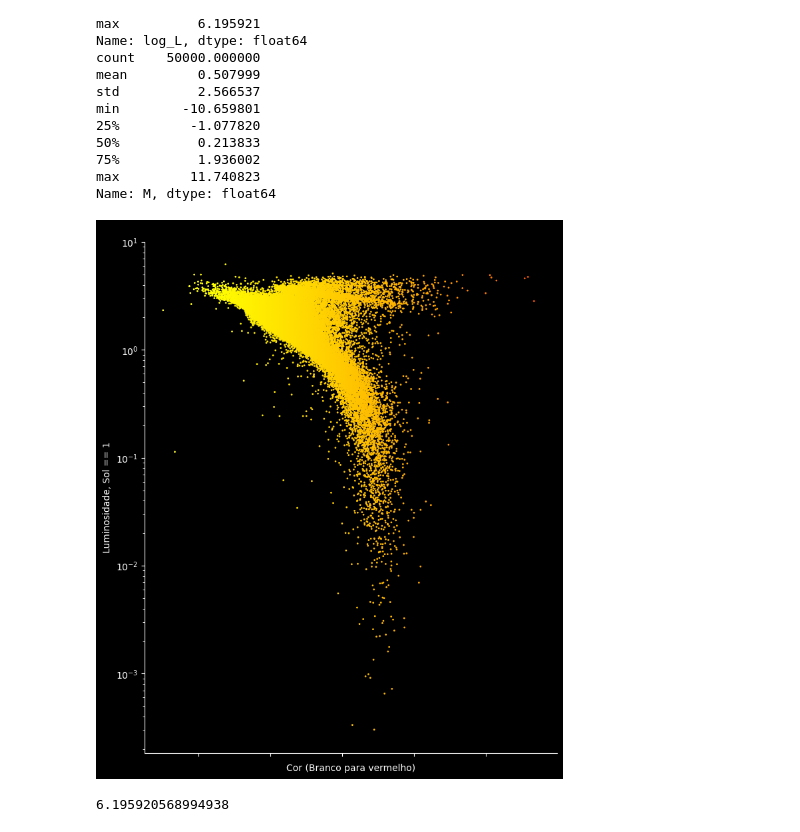
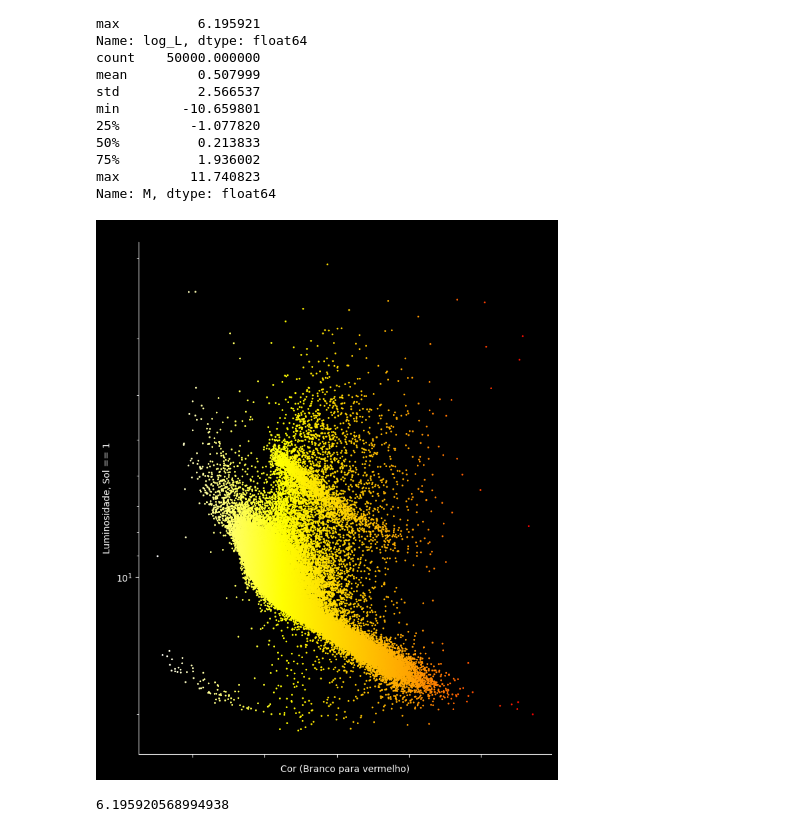
Before and after one commit to arturbernardo/data_stars, a Jupyter notebook: Gaia2Exploration.ipynb, the cells around one changed output. Drawn from its saved outputs; the diff is of its cells as text; code cells hidden in the pictures.

```diff
--- a/Gaia2Exploration.ipynb
+++ b/Gaia2Exploration.ipynb
@@ -79,7 +79,7 @@ Num. columns: 152
 ['solution_id', 'designation', 'source_id', 'random_index', 'ref_epoch', 'ra', 'ra_error', 'dec', 'dec_error', 'parallax', 'parallax_error', 'parallax_over_error', 'pm', 'pmra', 'pmra_error', 'pmdec', ...
 # %%
 job = Gaia.launch_job("select TOP 50000 "
-                      "parallax, bp_rp, phot_g_mean_mag "
+                      "parallax, bp_rp, phot_g_mean_mag, phot_g_mean_flux "
                       "from gaiadr3.gaia_source"
                       " WHERE parallax > 0 "
                       " AND bp_rp IS NOT NULL "
@@ -166,11 +214,15 @@ min        -10.659801
 max         11.740823
 Name: M, dtype: float64
 # %%
+# ax.invert_yaxis()  # ESSENCIAL para parecer com um HR clássico!
+# plt.ylabel('Magnitude Absoluta (G)')
+
+
 df['distancia'] = 1 / df['parallax']
 
 M_sun = 4.83
 
-df['M'] = df['phot_g_mean_mag'] + 5 * np.log10(df['parallax']/100) - 5
+df['M'] = df['phot_g_mean_mag'] + 5 * np.log10(df['parallax']) - 5
 
 df['log_L'] = -0.4 * (df['M'] - M_sun)
 
@@ -178,35 +230,37 @@ norm = plt.Normalize(vmin=df['log_L'].min(), vmax=df['log_L'].max())
 
 colors = ['white', 'yellow', 'orange', 'red']
 n_bins = 500
 cmap = LinearSegmentedColormap.from_list("custom_cmap", colors, N=n_bins)
 
 fig, ax = plt.subplots()
 ax.set_xticklabels([])
 ax.set_yticklabels([0, 0.0001, 0.01, 1, 100, 100000])
 fig.set_figheight(10)
 fig.set_figwidth(8)
 
 fig.patch.set_facecolor('black')
 ax.set_facecolor('black')
 
 ax.spines['left'].set_color('orange')
 ax.xaxis.label.set_color('white')
 ax.yaxis.label.set_color('white')
 ax.spines['left'].set_color('white')
 ax.spines['bottom'].set_color('white')
 ax.tick_params(colors='white', which='both')
 
 ax.set_yscale('log')
-plt.scatter(df['bp_rp'], df['log_L'], s=1, cmap=cmap, c=df['bp_rp'], norm=norm)
+# plt.scatter(df['bp_rp'], df['log_L'], s=1, cmap=cmap, c=df['bp_rp'], norm=norm)
+plt.scatter(df['bp_rp'], df['M'], s=1, c=df['bp_rp'], cmap=cmap)
 plt.xlabel('Cor (Branco para vermelho)')
 plt.ylabel('Luminosidade, Sol == 1')
 plt.title('Diagrama HR')
 # plt.gca().invert_yaxis()
+ax.invert_yaxis()
 plt.grid(False)
 
 plt.show()
 # %% [output]
-[figure, old version]
+[figure, new version]
 # %%
 max(df['log_L']) #4.1959205689949375
 # min(df['log_L']) #-4.76432937740283
```
Also changed, not shown: parts of 4 cells of this notebook.
